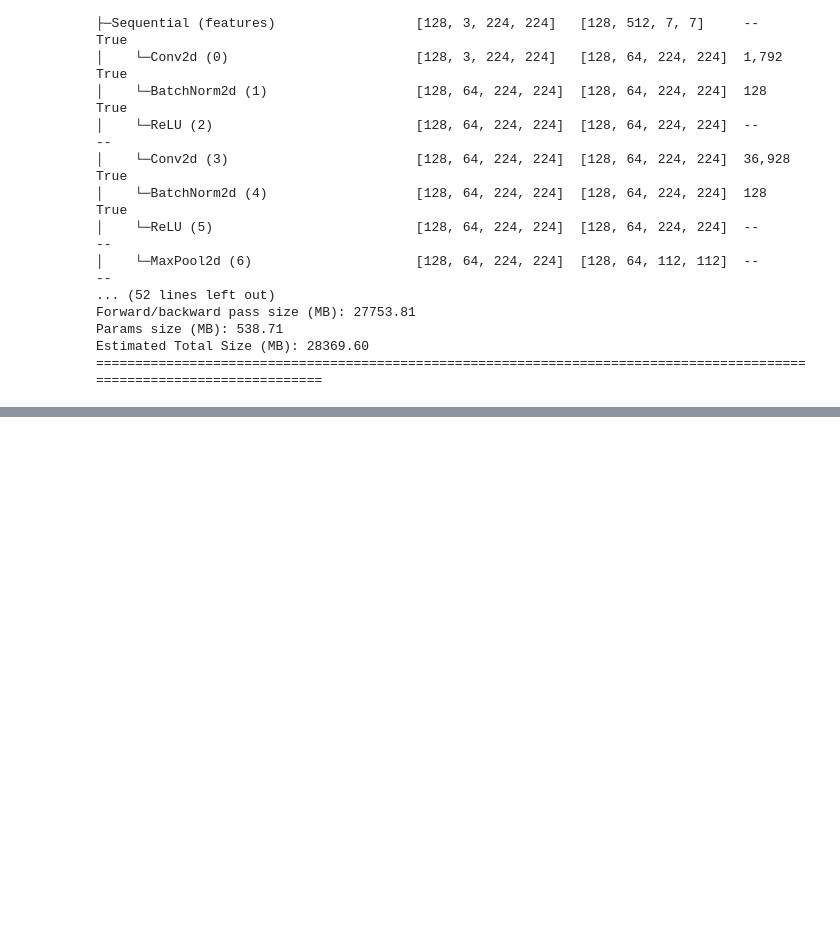
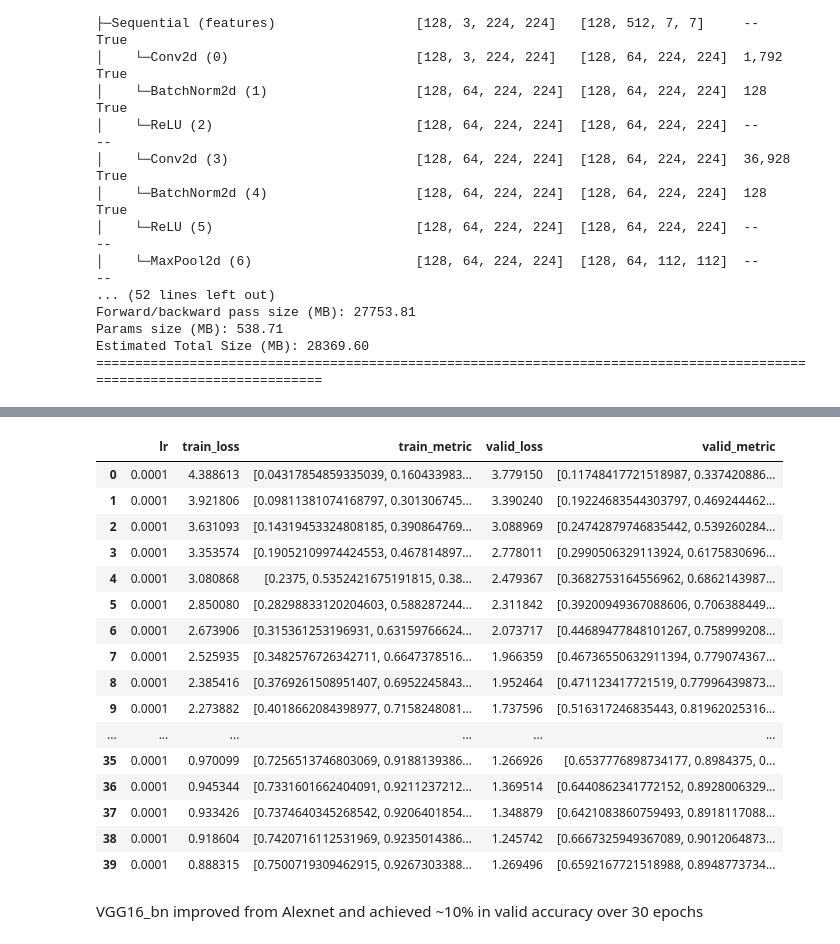
Before and after one commit to ronald-hk-chung/ssnotebook, a Jupyter notebook: computer_vision/vgg_cifar100.ipynb, the cells around one changed output, grey strips where cells are left out. Drawn from its saved outputs; the diff is of its cells as text; code cells hidden in the pictures; blank space fills up the shorter version.

```diff
--- a/computer_vision/vgg_cifar100.ipynb
+++ b/computer_vision/vgg_cifar100.ipynb
@@ -461,0 +468,22 @@ Train Step 71/391 | Loss(Cur/Avg): 2.644 / 2.837 | Metric(Cur/Avg): {'accuracy':
+# %%
+import pandas as pd
+
+pd.DataFrame(learner.results)
+# %% [output]
+|  | lr | train_loss | train_metric | valid_loss | valid_metric |
+| 0 | 0.0001 | 4.388613 | [0.04317854859335039, 0.160433983... | 3.779150 | [0.11748417721518987, 0.337420886... |
+| 1 | 0.0001 | 3.921806 | [0.09811381074168797, 0.301306745... | 3.390240 | [0.19224683544303797, 0.469244462... |
+| 2 | 0.0001 | 3.631093 | [0.14319453324808185, 0.390864769... | 3.088969 | [0.24742879746835442, 0.539260284... |
+| 3 | 0.0001 | 3.353574 | [0.19052109974424553, 0.467814897... | 2.778011 | [0.2990506329113924, 0.6175830696... |
+| 4 | 0.0001 | 3.080868 | [0.2375, 0.5352421675191815, 0.38... | 2.479367 | [0.3682753164556962, 0.6862143987... |
+| 5 | 0.0001 | 2.850080 | [0.28298833120204603, 0.588287244... | 2.311842 | [0.39200949367088606, 0.706388449... |
+| 6 | 0.0001 | 2.673906 | [0.315361253196931, 0.63159766624... | 2.073717 | [0.44689477848101267, 0.758999208... |
+| 7 | 0.0001 | 2.525935 | [0.3482576726342711, 0.6647378516... | 1.966359 | [0.46736550632911394, 0.779074367... |
+| 8 | 0.0001 | 2.385416 | [0.3769261508951407, 0.6952245843... | 1.952464 | [0.471123417721519, 0.77996439873... |
+| 9 | 0.0001 | 2.273882 | [0.4018662084398977, 0.7158248081... | 1.737596 | [0.516317246835443, 0.81962025316... |
+| ... | ... | ... | ... | ... | ... |
+| 35 | 0.0001 | 0.970099 | [0.7256513746803069, 0.9188139386... | 1.266926 | [0.6537776898734177, 0.8984375, 0... |
+| 36 | 0.0001 | 0.945344 | [0.7331601662404091, 0.9211237212... | 1.369514 | [0.6440862341772152, 0.8928006329... |
+| 37 | 0.0001 | 0.933426 | [0.7374640345268542, 0.9206401854... | 1.348879 | [0.6421083860759493, 0.8918117088... |
+| 38 | 0.0001 | 0.918604 | [0.7420716112531969, 0.9235014386... | 1.245742 | [0.6667325949367089, 0.9012064873... |
+| 39 | 0.0001 | 0.888315 | [0.7500719309462915, 0.9267303388... | 1.269496 | [0.6592167721518988, 0.8948773734... |
@@ -461,0 +492,2 @@ Train Step 71/391 | Loss(Cur/Avg): 2.644 / 2.837 | Metric(Cur/Avg): {'accuracy':
+# %% [markdown]
+VGG16_bn improved from Alexnet and achieved ~10% in valid accuracy over 30 epochs
```
Also changed, not shown: parts of 10 cells of this notebook.
